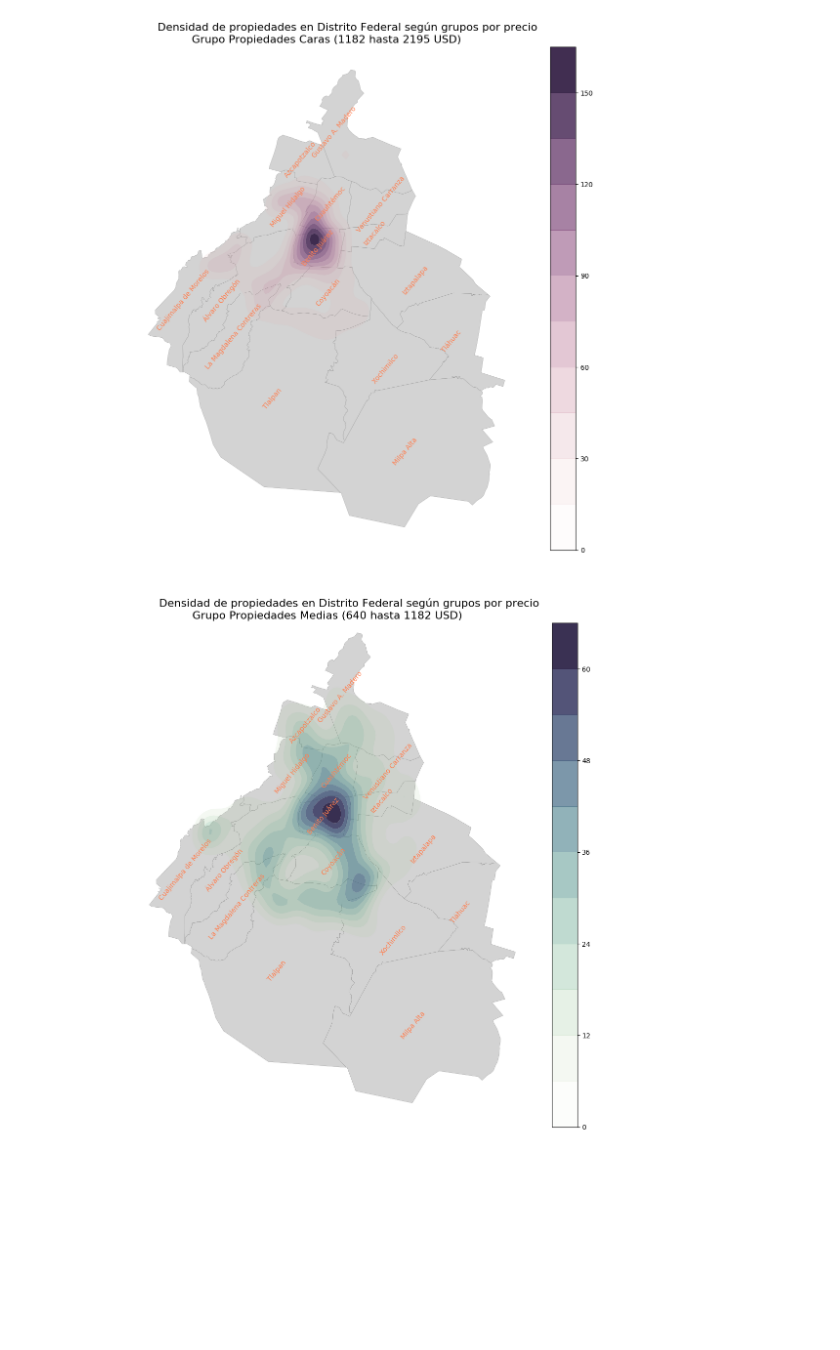
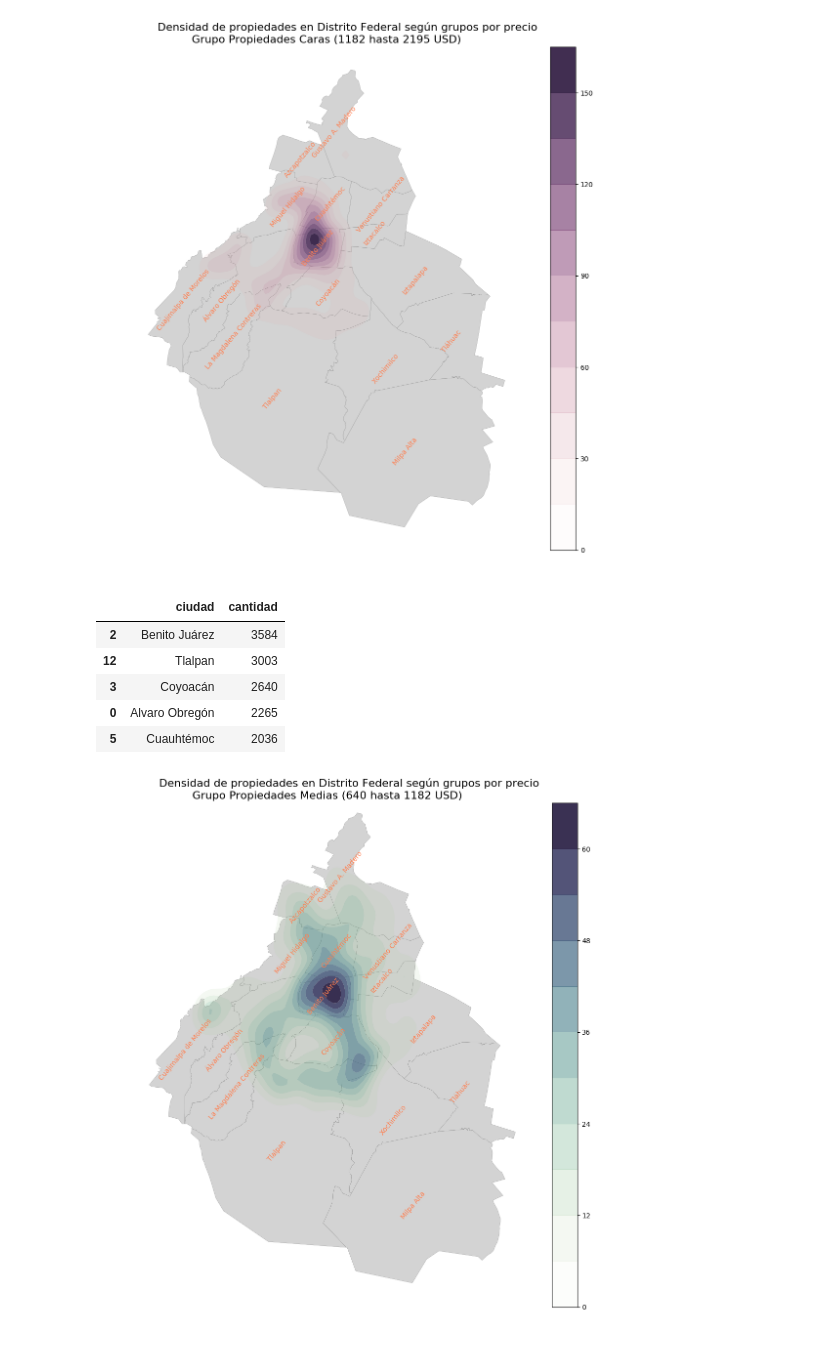
Before and after one commit to petermacgaul/orgaDatos-1, a Jupyter notebook: TP1/02-AnalisisMetroCuadrado.ipynb, the cells around one changed output. Cells and saved outputs as stored; diff of their text form; code cells hidden in the pictures; blank space fills up the shorter version.

```diff
--- a/TP1/02-AnalisisMetroCuadrado.ipynb
+++ b/TP1/02-AnalisisMetroCuadrado.ipynb
@@ -651,6 +669,15 @@ fig.tight_layout(rect=[0, 0.03, 1, 0.97])
 plt.savefig('kde-df-caro.png')
 # %% [output]
 [figure]
+# %%
+preciosMedios.groupby('ciudad').agg({'id':'count'}).rename(columns={'id':'cantidad'}).reset_index().sort_values(by='cantidad', ascending=False).head()
+# %% [output]
+|  | ciudad | cantidad |
+| 2 | Benito Juárez | 3584 |
+| 12 | Tlalpan | 3003 |
+| 3 | Coyoacán | 2640 |
+| 0 | Alvaro Obregón | 2265 |
+| 5 | Cuauhtémoc | 2036 |
 # %%
 fig, ax = plt.subplots(1, figsize=(12,12))
 
```
Also changed, not shown: parts of 4 cells of this notebook.
